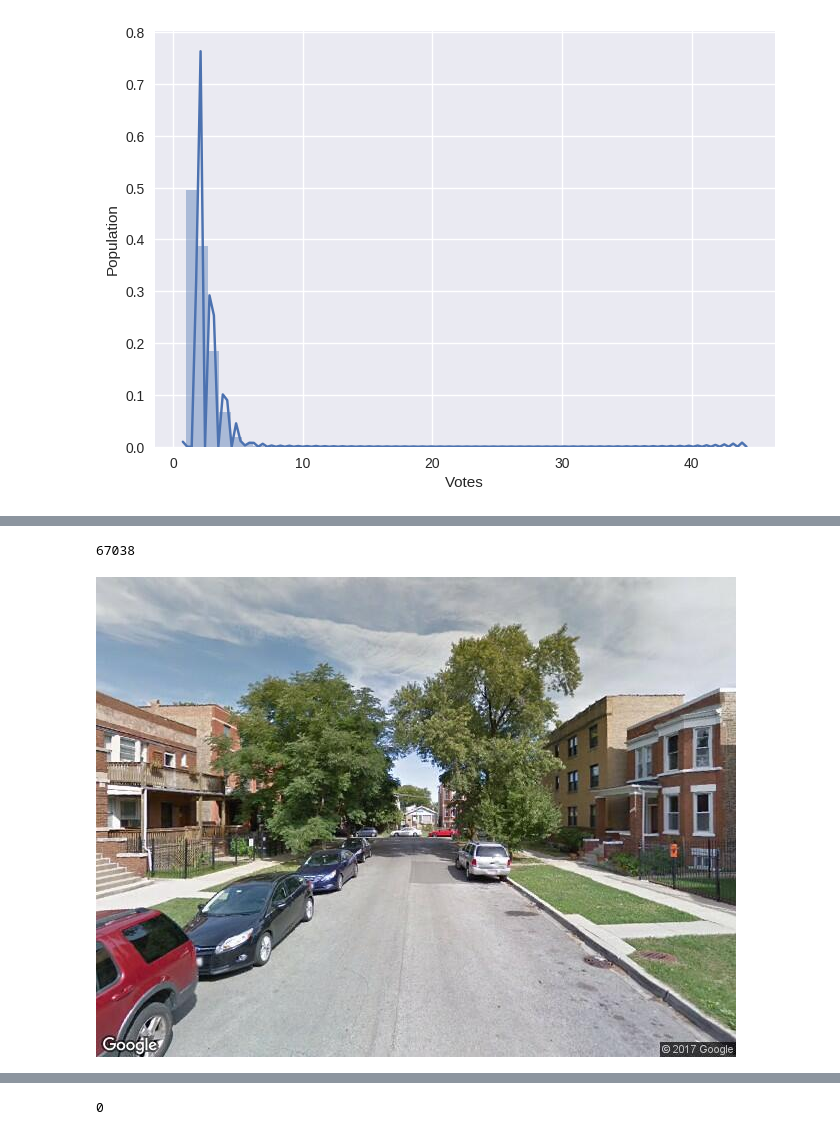
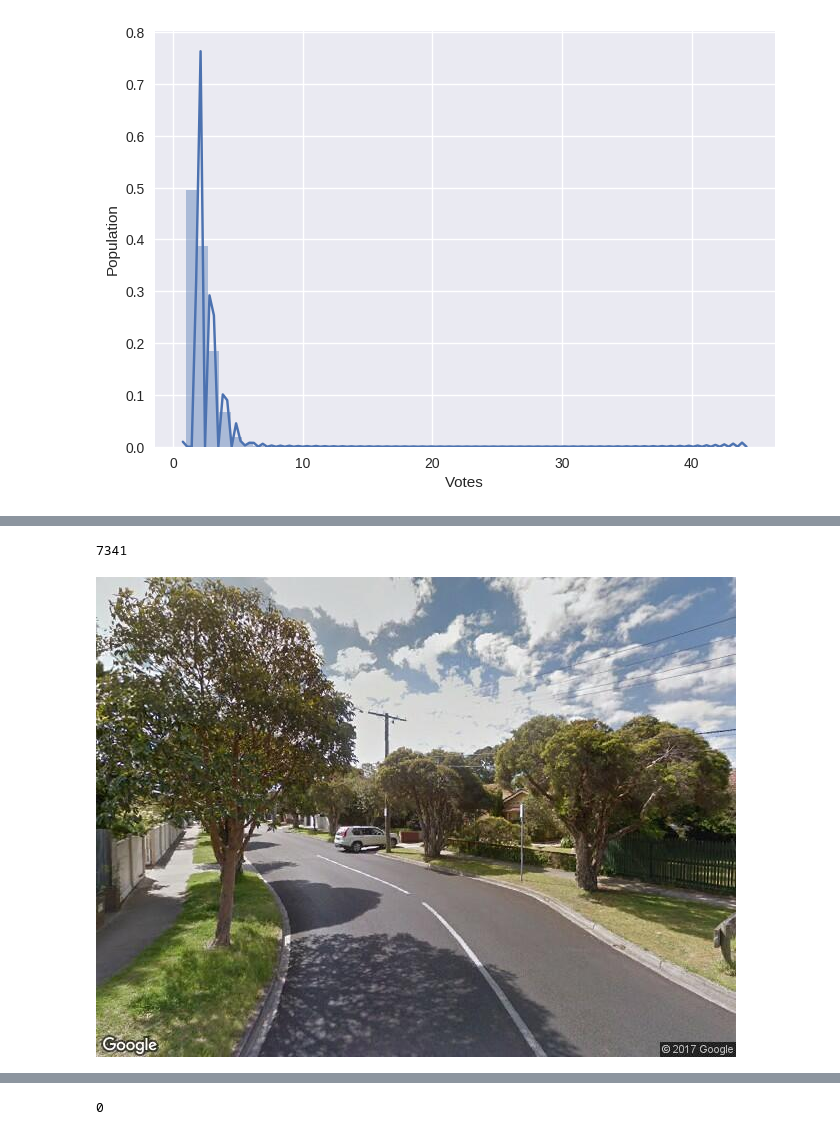
Before and after one commit to sagarjoglekar/ExplainingUrbanEmotions, a Jupyter notebook: notebooks/PPRanking.ipynb, the cells around one changed output, grey strips where cells are left out. Cells and saved outputs as stored; diff of their text form; code cells hidden in the pictures.

Commit message:
Add image search using features

```diff
--- a/notebooks/PPRanking.ipynb
+++ b/notebooks/PPRanking.ipynb
@@ -149,7 +150,7 @@ len(DimensionDF)
 # %% [output]
 175361
 # %%
-numbers = DimensionDF.groupby('left_id')
+numbers = DimensionDF.groupby(['left_id'])
 # %%
 VotesDistribution = numbers.size()
 # %%
@@ -234,4 +235,4 @@ ax.set(xlabel='Votes', ylabel='Population')
  <matplotlib.text.Text at 0x...>]
 [figure]
 # %%
-TargetDf = numbers.filter(lambda x: len(x) > 2)
+TargetDf = numbers.filter(lambda x: len(x) > 3)
@@ -255,3 +265,9 @@ if 'mpmath' in available_backends():
 mp.dps = 32
 # %%
 depressingSkills , depRatingTable = trueSkillRate(TargetDf)
+# %%
+finalSkills = {}
+leftids = list(set(TargetDf['left_id']))
+for k in depressingSkills:
+    if k in leftids:
+        finalSkills[k] = depressingSkills[k]
@@ -277,8 +297,8 @@ depRatingTable[1]
 #             skill[k].append(s[k])
 # %%
 #Sorted by plain pairvise matches
-sortedImagesSkillsMu = sorted(depressingSkills, key=lambda k: depressingSkills[k].mu)
-sortedImagesSkillsSigma = sorted(depressingSkills, key=lambda k: depressingSkills[k].sigma)
+sortedImagesSkillsMu = sorted(finalSkills, key=lambda k: finalSkills[k].mu)
+sortedImagesSkillsSigma = sorted(finalSkills, key=lambda k: finalSkills[k].sigma)
 # %%
 #Sorted by ranking tables
 # sortedImages =  sorted(skill, key=lambda k: skill[k][-1].mu)
@@ -302,13 +322,13 @@ def getPointMapping(df):
 # %%
 len(sortedImagesSkillsMu)
 # %% [output]
-67038
+7341
 # %%
 # Sorted by plain pairvise matches
-imgid = sortedImagesSkillsMu[-1]
+imgid = sortedImagesSkillsMu[-10]
 Image(imgDir + imgid + ".jpg")
 # %% [output]
-[figure, old version]
+[figure, new version]
 # %%
 # dir(rated_depSkills[1][1])
 # %%
```
Also changed, not shown: parts of 27 cells of this notebook, 9 other files.
